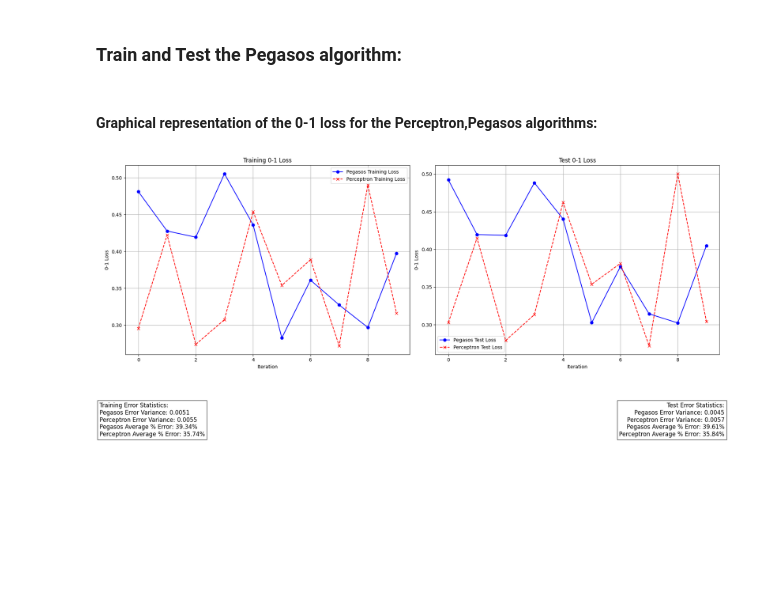
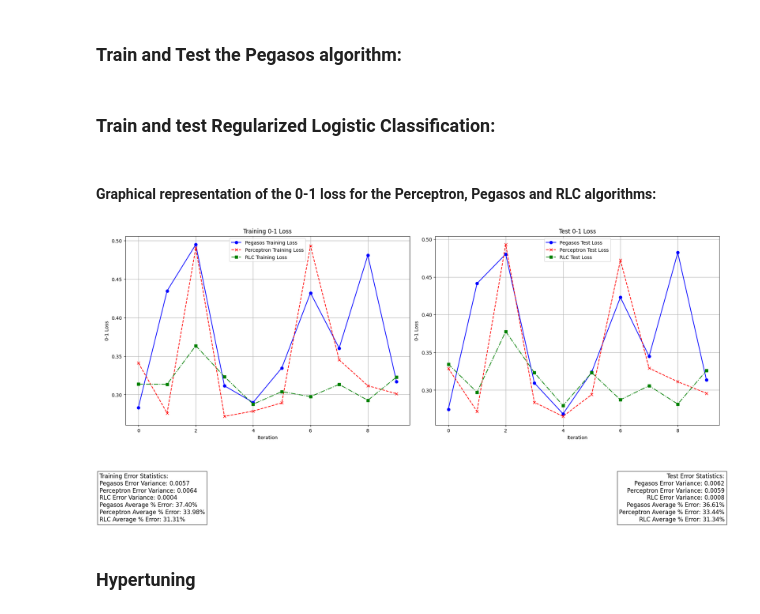
Before and after one commit to chiesastefano/KernelLinearClassificationML, a Jupyter notebook: Code/test.ipynb, the cells around one changed output. Drawn from its saved outputs; the diff is of its cells as text; code cells hidden in the pictures; blank space fills up the shorter version.

Commit message:
Hypertuning on the 1 2 3 algorithms

```diff
--- a/Code/test.ipynb
+++ b/Code/test.ipynb
@@ -29,7 +29,7 @@ for i in range(10):
     x_train, x_test, y_train, y_test = fun.split_data(data)
 
     # Run the prediction on the training set
-    prediction_train = fun.perceptron(x_train, y_train, 0.5, 500)
+    prediction_train = fun.perceptron(x_train, y_train, 0.01, 100)
     # Calculate the 0-1 loss on the training set
     zol_training_perceptron.append(fun.zero_one_loss(prediction_train[1], y_train, y_train.shape[0]))
 
@@ -46,28 +46,48 @@ for i in range(10):
     x_train, x_test, y_train, y_test = fun.split_data(data)
 
     # Run the prediction on the training set
-    prediction_train_pegasos = fun.pegasos(x_train, y_train, 0.5, 500, 512)
+    prediction_train_pegasos = fun.pegasos(x_train, y_train, 0.1, 500, 100)
     # Calculate the 0-1 loss on the training set
     zol_training_pegasos.append(fun.zero_one_loss(prediction_train_pegasos[1], y_train, y_train.shape[0]))
 
     # Predict using the test set
     prediction_test_pegasos = np.sign(np.dot(x_test, prediction_train_pegasos[0])) # Predict the test set
     zol_test_pegasos.append(fun.zero_one_loss(prediction_test_pegasos, y_test, y_test.shape[0]))
+# %% [markdown]
+### Train and test Regularized Logistic Classification:
+# %%
+zol_training_rlc=[]
+zol_test_rlc=[]
+for i in range(10):
+    # Training and test set
+    x_train, x_test, y_train, y_test = fun.split_data(data)
+
+    # Run the prediction on the training set
+    prediction_train_rlc = fun.regularized_logistic(x_train, y_train, 0.1, 500, 100)
+    # Calculate the 0-1 loss on the training set
+    zol_training_rlc.append(fun.zero_one_loss(prediction_train_rlc[1], y_train, y_train.shape[0]))
+
+    # Predict using the test set
+    prediction_test_rlc = np.sign(np.dot(x_test, prediction_train_rlc[0])) # Predict the test set
+    zol_test_rlc.append(fun.zero_one_loss(prediction_test_rlc, y_test, y_test.shape[0]))
 # %% [markdown]
-#### Graphical representation of the 0-1 loss for the Perceptron,Pegasos algorithms:
+#### Graphical representation of the 0-1 loss for the Perceptron, Pegasos and RLC algorithms:
 # %%
 # Calculate variance and average percentage
 variance_zol_training_pegasos = np.var(zol_training_pegasos)
 average_zol_training_pegasos_percentage = np.mean(zol_training_pegasos) * 100
-
 variance_zol_test_pegasos = np.var(zol_test_pegasos)
 average_zol_test_pegasos_percentage = np.mean(zol_test_pegasos) * 100
 
 variance_zol_training_perceptron = np.var(zol_training_perceptron)
 average_zol_training_perceptron_percentage = np.mean(zol_training_perceptron) * 100
-
 variance_zol_test_perceptron = np.var(zol_test_perceptron)
 average_zol_test_perceptron_percentage = np.mean(zol_test_perceptron) * 100
+
+variance_zol_training_rlc = np.var(zol_training_rlc)
+average_zol_training_rlc_percentage = np.mean(zol_training_rlc) * 100
+variance_zol_test_rlc = np.var(zol_test_rlc)
+average_zol_test_rlc_percentage = np.mean(zol_test_rlc) * 100
 
 # Plotting
 plt.figure(figsize=(18, 8))
@@ -76,6 +96,7 @@ plt.figure(figsize=(18, 8))
 plt.subplot(1, 2, 1)  # (rows, columns, panel number)
 plt.plot(zol_training_pegasos, marker='o', linestyle='-', color='b', label='Pegasos Training Loss')
 plt.plot(zol_training_perceptron, marker='x', linestyle='--', color='r', label='Perceptron Training Loss')
+plt.plot(zol_training_rlc, marker='s', linestyle='-.', color='g', label='RLC Training Loss')
 
 plt.title('Training 0-1 Loss')
 plt.xlabel('Iteration')
@@ -87,33 +108,41 @@ plt.legend()
 plt.subplot(1, 2, 2)  # (rows, columns, panel number)
 plt.plot(zol_test_pegasos, marker='o', linestyle='-', color='b', label='Pegasos Test Loss')
 plt.plot(zol_test_perceptron, marker='x', linestyle='--', color='r', label='Perceptron Test Loss')
+plt.plot(zol_test_rlc, marker='s', linestyle='-.', color='g', label='RLC Test Loss')
+
 plt.title('Test 0-1 Loss')
 plt.xlabel('Iteration')
 plt.ylabel('0-1 Loss')
 plt.grid(True)
 plt.legend()
 
 
 plt.figtext(0, 0.1,
             f'Training Error Statistics:\n'
             f'Pegasos Error Variance: {variance_zol_training_pegasos:.4f}\n'
             f'Perceptron Error Variance: {variance_zol_training_perceptron:.4f}\n'
+            f'RLC Error Variance: {variance_zol_training_rlc:.4f}\n'
             f'Pegasos Average % Error: {average_zol_training_pegasos_percentage:.2f}%\n'
-            f'Perceptron Average % Error: {average_zol_training_perceptron_percentage:.2f}%',
+            f'Perceptron Average % Error: {average_zol_training_perceptron_percentage:.2f}%\n'
+            f'RLC Average % Error: {average_zol_training_rlc_percentage:.2f}%',
             ha='left', va='top', fontsize=12, bbox=dict(facecolor='white', alpha=0.8))
 
 plt.figtext(1, 0.1,
             f'Test Error Statistics:\n'
             f'Pegasos Error Variance: {variance_zol_test_pegasos:.4f}\n'
             f'Perceptron Error Variance: {variance_zol_test_perceptron:.4f}\n'
+            f'RLC Error Variance: {variance_zol_test_rlc:.4f}\n'
             f'Pegasos Average % Error: {average_zol_test_pegasos_percentage:.2f}%\n'
-            f'Perceptron Average % Error: {average_zol_test_perceptron_percentage:.2f}%',
+            f'Perceptron Average % Error: {average_zol_test_perceptron_percentage:.2f}%\n'
+            f'RLC Average % Error: {average_zol_test_rlc_percentage:.2f}%',
             ha='right', va='top', fontsize=12, bbox=dict(facecolor='white', alpha=0.8))
 
 # Adjust layout to provide extra space for annotations
 plt.tight_layout(rect=[0, 0.2, 1, 1])  # Adjusts subplot parameters to fit the text
 
 # Show the plots
 plt.show()
 # %% [output]
-[figure, old version]
+[figure, new version]
+# %% [markdown]
+### Hypertuning
```
Also changed, not shown: parts of 1 cell of this notebook, 1 other file.
